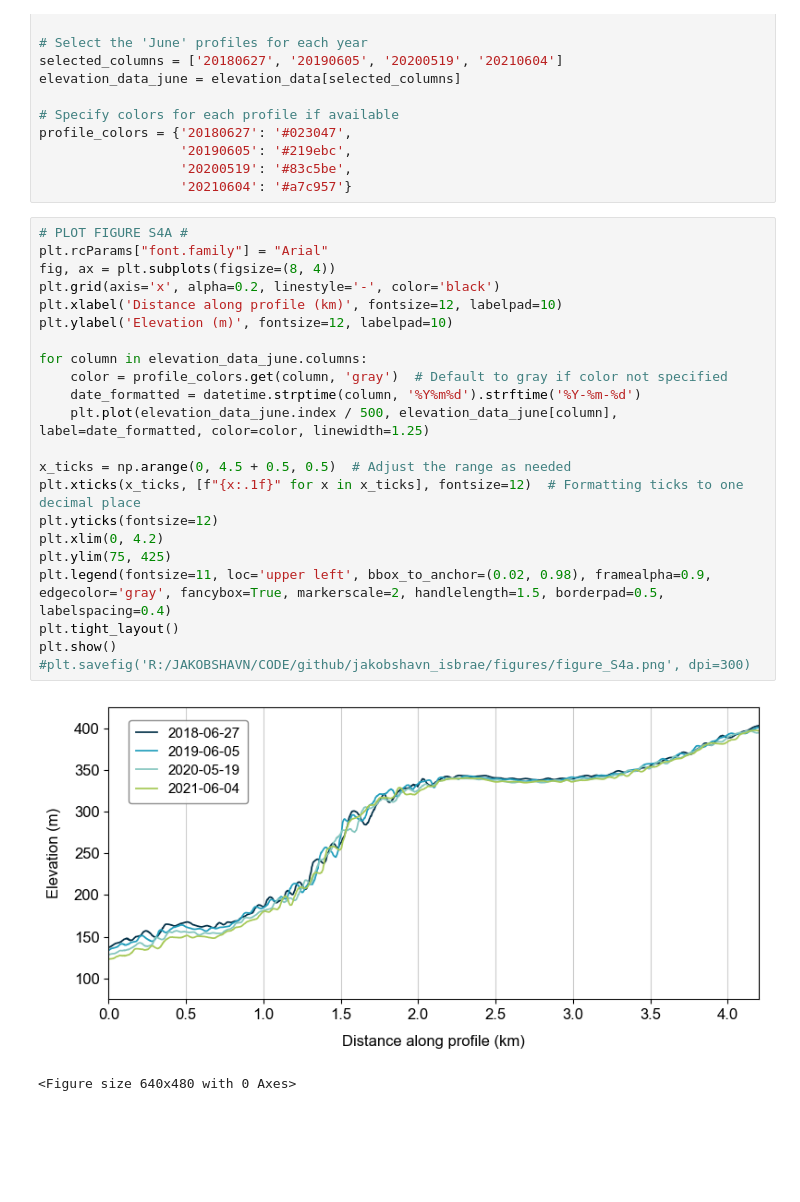
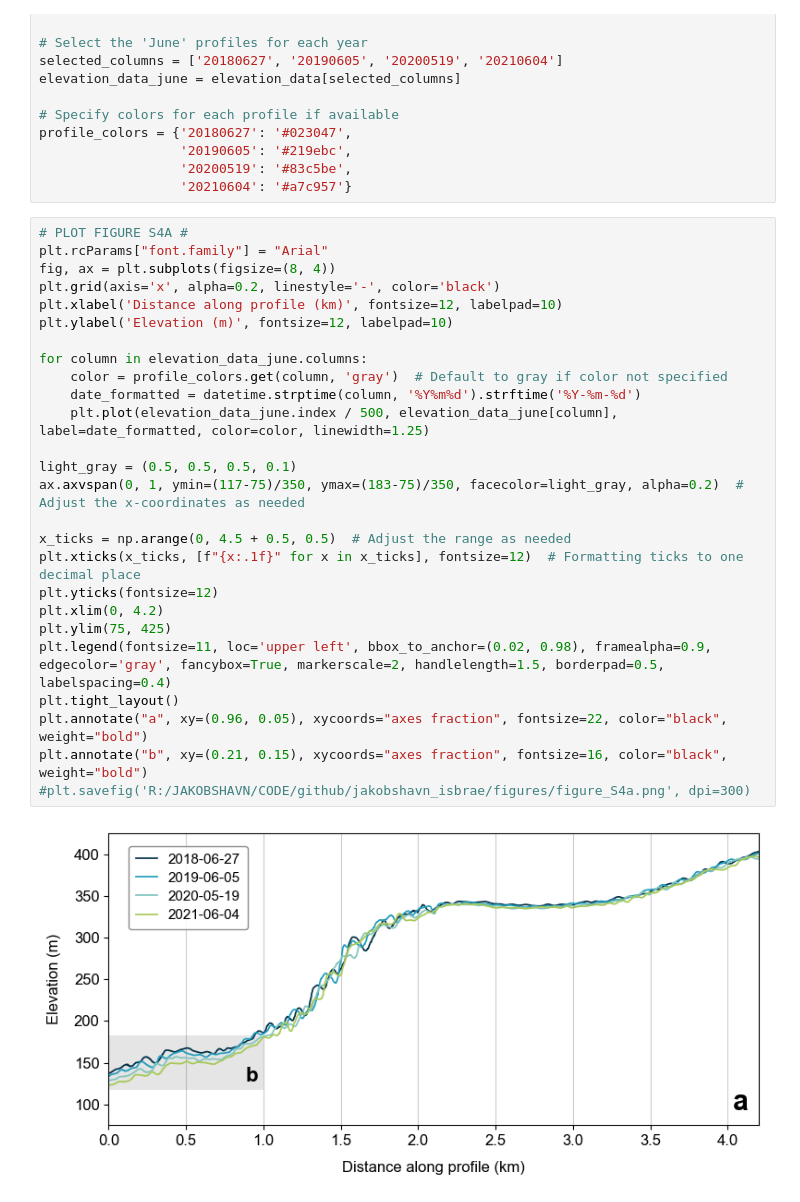
Before and after one commit to hannahpicton/jakobshavn_isbrae, a Jupyter notebook: code/figures/figure_S4.ipynb, the cells around one changed output. Drawn from its saved outputs; the diff is of its cells as text; blank space fills up the shorter version.

Commit message:
updated 'grey' box on Figure S4A

```diff
--- a/code/figures/figure_S4.ipynb
+++ b/code/figures/figure_S4.ipynb
@@ -30,28 +30,31 @@ profile_colors = {'20180627': '#023047',
 # %%
 # PLOT FIGURE S4A #
 plt.rcParams["font.family"] = "Arial"
 fig, ax = plt.subplots(figsize=(8, 4))
 plt.grid(axis='x', alpha=0.2, linestyle='-', color='black')
 plt.xlabel('Distance along profile (km)', fontsize=12, labelpad=10)
 plt.ylabel('Elevation (m)', fontsize=12, labelpad=10)
 
 for column in elevation_data_june.columns:
     color = profile_colors.get(column, 'gray')  # Default to gray if color not specified
     date_formatted = datetime.strptime(column, '%Y%m%d').strftime('%Y-%m-%d')
     plt.plot(elevation_data_june.index / 500, elevation_data_june[column], label=date_formatted, color=color, linewidth=1.25)
 
+light_gray = (0.5, 0.5, 0.5, 0.1)
+ax.axvspan(0, 1, ymin=(117-75)/350, ymax=(183-75)/350, facecolor=light_gray, alpha=0.2)  # Adjust the x-coordinates as needed
+
 x_ticks = np.arange(0, 4.5 + 0.5, 0.5)  # Adjust the range as needed
 plt.xticks(x_ticks, [f"{x:.1f}" for x in x_ticks], fontsize=12)  # Formatting ticks to one decimal place
 plt.yticks(fontsize=12)
 plt.xlim(0, 4.2)
 plt.ylim(75, 425)
 plt.legend(fontsize=11, loc='upper left', bbox_to_anchor=(0.02, 0.98), framealpha=0.9, edgecolor='gray', fancybox=True, markerscale=2, handlelength=1.5, borderpad=0.5, labelspacing=0.4)
 plt.tight_layout()
-plt.show()
+plt.annotate("a", xy=(0.96, 0.05), xycoords="axes fraction", fontsize=22, color="black", weight="bold")
+plt.annotate("b", xy=(0.21, 0.15), xycoords="axes fraction", fontsize=16, color="black", weight="bold")
 #plt.savefig('R:/JAKOBSHAVN/CODE/github/jakobshavn_isbrae/figures/figure_S4a.png', dpi=300)
 # %% [output]
-[figure, old version]
+[figure, new version]
-<Figure size 640x480 with 0 Axes>
 # %%
 # PLOT FIGURE S4B #
 plt.rcParams["font.family"] = "Arial"
```
Also changed, not shown: parts of 1 cell of this notebook.
